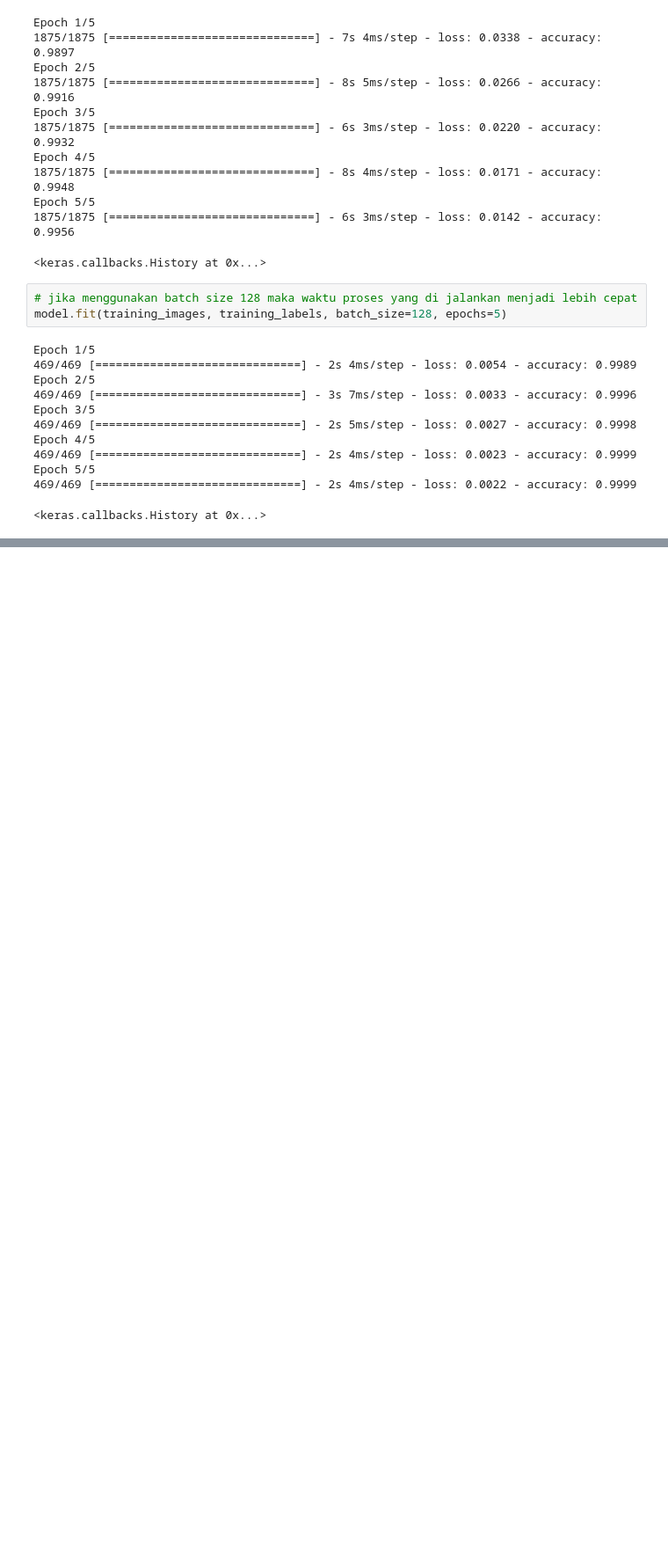
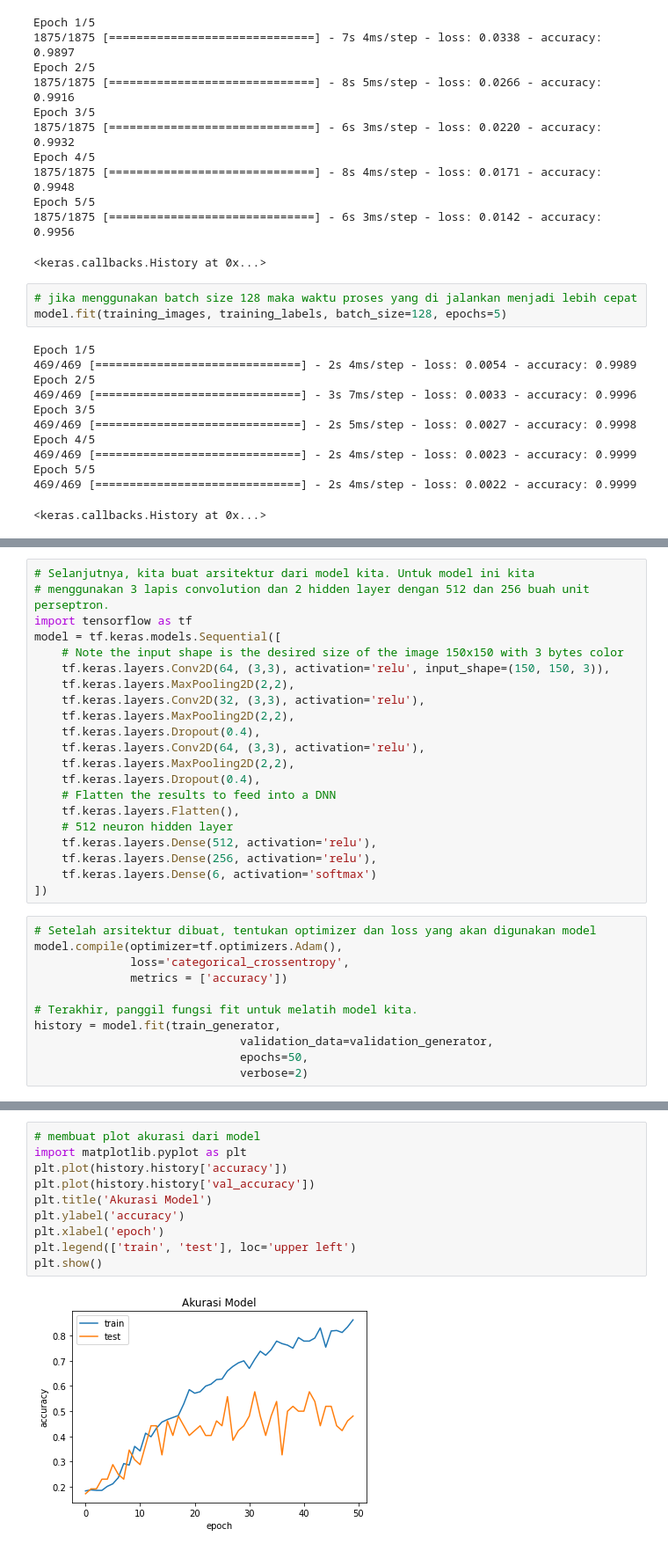
Before and after one commit to kurrnia/Dicoding, a Jupyter notebook: Dicoding Pengembangan Machine Learning .ipynb, the cells around one changed output, grey strips where cells are left out. Shown: that part at 88% size. Drawn from its saved outputs; the diff is of its cells as text; blank space fills up the shorter version.

```diff
--- a/Dicoding Pengembangan Machine Learning .ipynb
+++ b/Dicoding Pengembangan Machine Learning .ipynb
@@ -500,0 +589,32 @@ Epoch 5/5
+# %%
+# Selanjutnya, kita buat arsitektur dari model kita. Untuk model ini kita
+# menggunakan 3 lapis convolution dan 2 hidden layer dengan 512 dan 256 buah unit perseptron.
+import tensorflow as tf
+model = tf.keras.models.Sequential([
+    # Note the input shape is the desired size of the image 150x150 with 3 bytes color
+    tf.keras.layers.Conv2D(64, (3,3), activation='relu', input_shape=(150, 150, 3)),
+    tf.keras.layers.MaxPooling2D(2,2),
+    tf.keras.layers.Conv2D(32, (3,3), activation='relu'),
+    tf.keras.layers.MaxPooling2D(2,2),
+    tf.keras.layers.Dropout(0.4),
+    tf.keras.layers.Conv2D(64, (3,3), activation='relu'),
+    tf.keras.layers.MaxPooling2D(2,2),
+    tf.keras.layers.Dropout(0.4),
+    # Flatten the results to feed into a DNN
+    tf.keras.layers.Flatten(),
+    # 512 neuron hidden layer
+    tf.keras.layers.Dense(512, activation='relu'),
+    tf.keras.layers.Dense(256, activation='relu'),
+    tf.keras.layers.Dense(6, activation='softmax')
+])
+# %%
+# Setelah arsitektur dibuat, tentukan optimizer dan loss yang akan digunakan model
+model.compile(optimizer=tf.optimizers.Adam(),
+              loss='categorical_crossentropy',
+              metrics = ['accuracy'])
+
+# Terakhir, panggil fungsi fit untuk melatih model kita.
+history = model.fit(train_generator,
+                              validation_data=validation_generator,
+                              epochs=50,
+                              verbose=2)
@@ -500,0 +639,12 @@ Epoch 5/5
+# %%
+# membuat plot akurasi dari model
+import matplotlib.pyplot as plt
+plt.plot(history.history['accuracy'])
+plt.plot(history.history['val_accuracy'])
+plt.title('Akurasi Model')
+plt.ylabel('accuracy')
+plt.xlabel('epoch')
+plt.legend(['train', 'test'], loc='upper left')
+plt.show()
+# %% [output]
+[figure, added]
```
Also changed, not shown: parts of 13 cells of this notebook.
